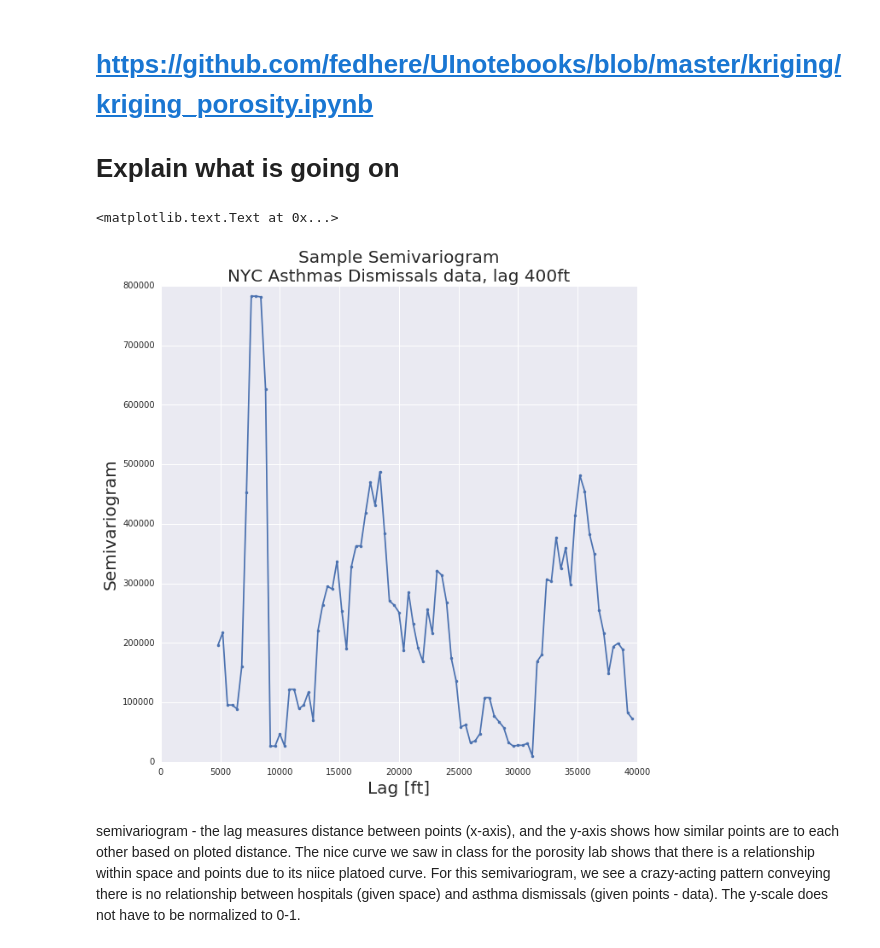
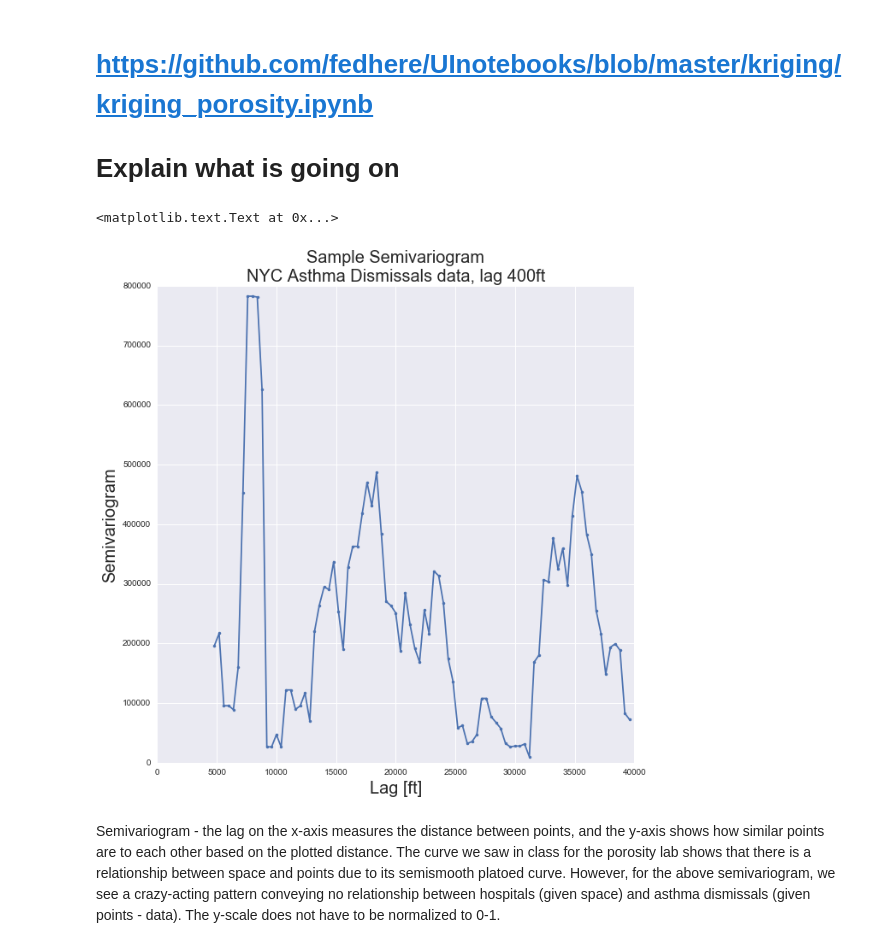
Before and after one commit to cor215/PUI2016_cor215, a Jupyter notebook: HW12_cor215/Homework_12_Assignment_1_cor215.ipynb, the cells around one changed output. Drawn from its saved outputs; the diff is of its cells as text; code cells hidden in the pictures.

```diff
--- a/HW12_cor215/Homework_12_Assignment_1_cor215.ipynb
+++ b/HW12_cor215/Homework_12_Assignment_1_cor215.ipynb
@@ -81,6 +81,6 @@ zip_ref.extractall(os.getenv("PUIDATA"))
 # %%
 #from geopandas import GeoDataFrame
-shape_path= os.getenv("PUIDATA") + "ZIP_CODE_040114.shp"
+shape_path= os.getenv("PUIDATA") + "/ZIP_CODE_040114.shp"
 zip_shape = GeoDataFrame.from_file(shape_path)
 #zip_shape.index=ct_shape.BoroCT2010
 # %%
@@ -224,14 +224,14 @@ mysv = SV( krigdata, np.arange(1, 40000, lag), 1000 )
 # %%
 # lags in 500 meter increments from zero to 10,000
 hs = np.arange(0, 10500, lag)
 #mysv = SV( x, hs, bw )
 plt.figure(figsize=(10,10))
 plt.plot( mysv[0], mysv[1], '.-' )
 plt.xlabel('Lag [ft]', fontsize=20)
 plt.ylabel('Semivariogram', fontsize=20)
-plt.title('Sample Semivariogram\nNYC Asthmas Dismissals data, lag %dft'%lag, fontsize=20)
+plt.title('Sample Semivariogram\nNYC Asthma Dismissals data, lag %dft'%lag, fontsize=20)
 # %% [output]
 <matplotlib.text.Text at 0x...>
-[figure, old version]
+[figure, new version]
 # %% [markdown]
-semivariogram - the lag measures distance between points (x-axis), and the y-axis shows how similar points are to each other based on ploted distance. The nice curve we saw in class for the porosity lab shows that there is a relationship within space and points due to its niice platoed curve. For this semivariogram, we see a crazy-acting pattern conveying there is no relationship between hospitals (given space) and asthma dismissals (given points - data). The y-scale does not have to be normalized to 0-1.
+Semivariogram - the lag on the x-axis measures the distance between points, and the y-axis shows how similar points are to each other based on the plotted distance. The curve we saw in class for the porosity lab shows that there is a relationship between space and points due to its semismooth platoed curve. However, for the above semivariogram, we see a crazy-acting pattern conveying no relationship between hospitals (given space) and asthma dismissals (given points - data). The y-scale does not have to be normalized to 0-1.
```
Also changed, not shown: parts of 3 cells of this notebook.
